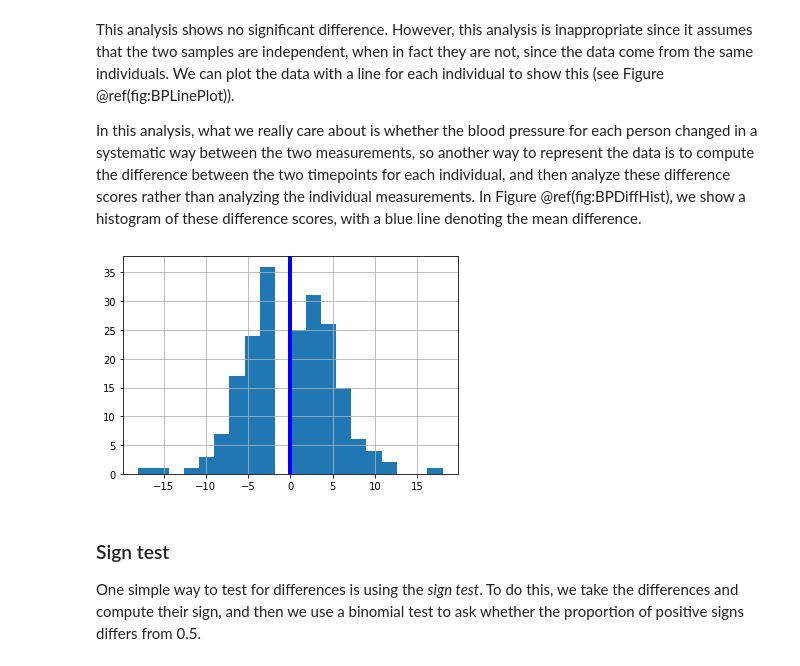
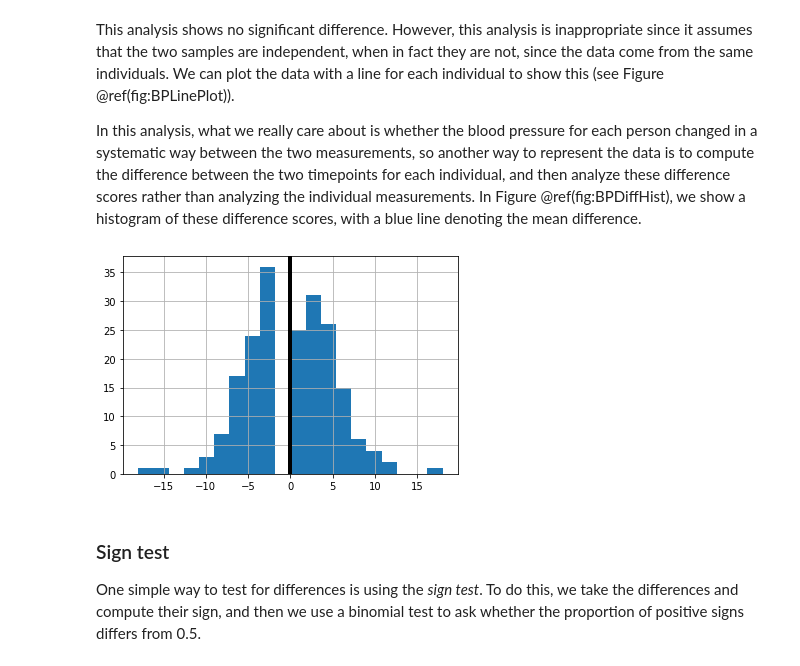
Before and after one commit to john-s-butler-dit/statsthinking21-python, a Jupyter notebook: notebooks/15-ComparingMeans.ipynb, the cells around one changed output. Saved outputs shown, nothing was run; the diff lists cells and outputs as text; code cells hidden in the pictures.

```diff
--- a/notebooks/15-ComparingMeans.ipynb
+++ b/notebooks/15-ComparingMeans.ipynb
@@ -280,10 +261,10 @@ This analysis shows no significant difference. However, this analysis is inappro
 In this analysis, what we really care about is whether the blood pressure for each person changed in a systematic way between the two measurements, so another way to represent the data is to compute the difference between the two timepoints for each individual, and then analyze these difference scores rather than analyzing the individual measurements. In Figure \@ref(fig:BPDiffHist), we show a histogram of these difference scores, with a blue line denoting the mean difference.
 # %%
 ax=BloodPressure['BPSdiff'].hist(bins=20)
-ax.axvline(BloodPressure['BPSdiff'].mean(),color='b',linewidth=4)
+ax.axvline(BloodPressure['BPSdiff'].mean(),color='k',linewidth=4)
 plt.show()
 # %% [output]
-[figure, old version]
+[figure, new version]
 # %% [markdown]
 ### Sign test
 
```
Also changed, not shown: parts of 24 cells of this notebook, 2 other files.
